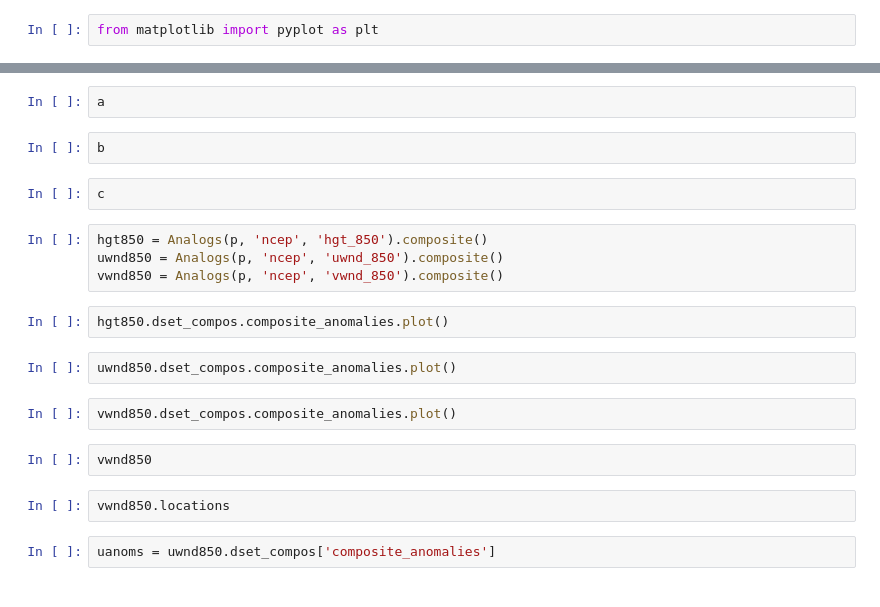
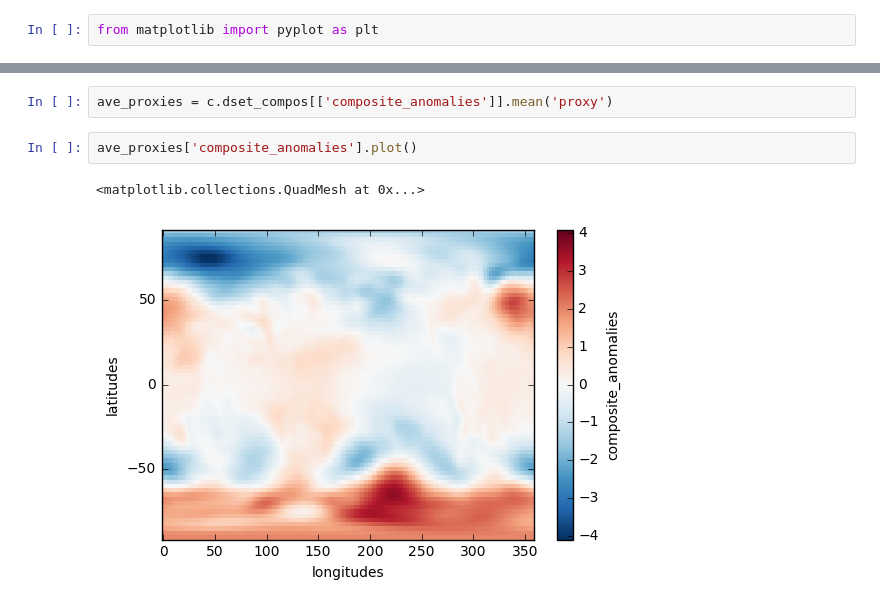
Before and after one commit to nicolasfauchereau/paleopy, a Jupyter notebook: notebooks/dev/test_new_paleopy.ipynb, the cells around one changed output, grey strips where cells are left out. Saved outputs shown, nothing was run; the diff lists cells and outputs as text.

```diff
--- a/notebooks/dev/test_new_paleopy.ipynb
+++ b/notebooks/dev/test_new_paleopy.ipynb
@@ -133,22 +279,7 @@ f.savefig('/Users/nicolasf/Desktop/dummy_ensemble_plot.png', dpi=200)
-# %%
-a
-# %%
-b
-# %%
-c
-# %%
-hgt850 = Analogs(p, 'ncep', 'hgt_850').composite()
-uwnd850 = Analogs(p, 'ncep', 'uwnd_850').composite()
-vwnd850 = Analogs(p, 'ncep', 'vwnd_850').composite()
+# %%
+ave_proxies = c.dset_compos[['composite_anomalies']].mean('proxy')
 # %%
-hgt850.dset_compos.composite_anomalies.plot()
+ave_proxies['composite_anomalies'].plot()
+# %% [output]
+<matplotlib.collections.QuadMesh at 0x...>
+[figure, added]
-# %%
-uwnd850.dset_compos.composite_anomalies.plot()
-# %%
-vwnd850.dset_compos.composite_anomalies.plot()
-# %%
-vwnd850
-# %%
-vwnd850.locations
-# %%
-uanoms = uwnd850.dset_compos['composite_anomalies']
```
Also changed, not shown: parts of 38 cells of this notebook, 4 other files.
